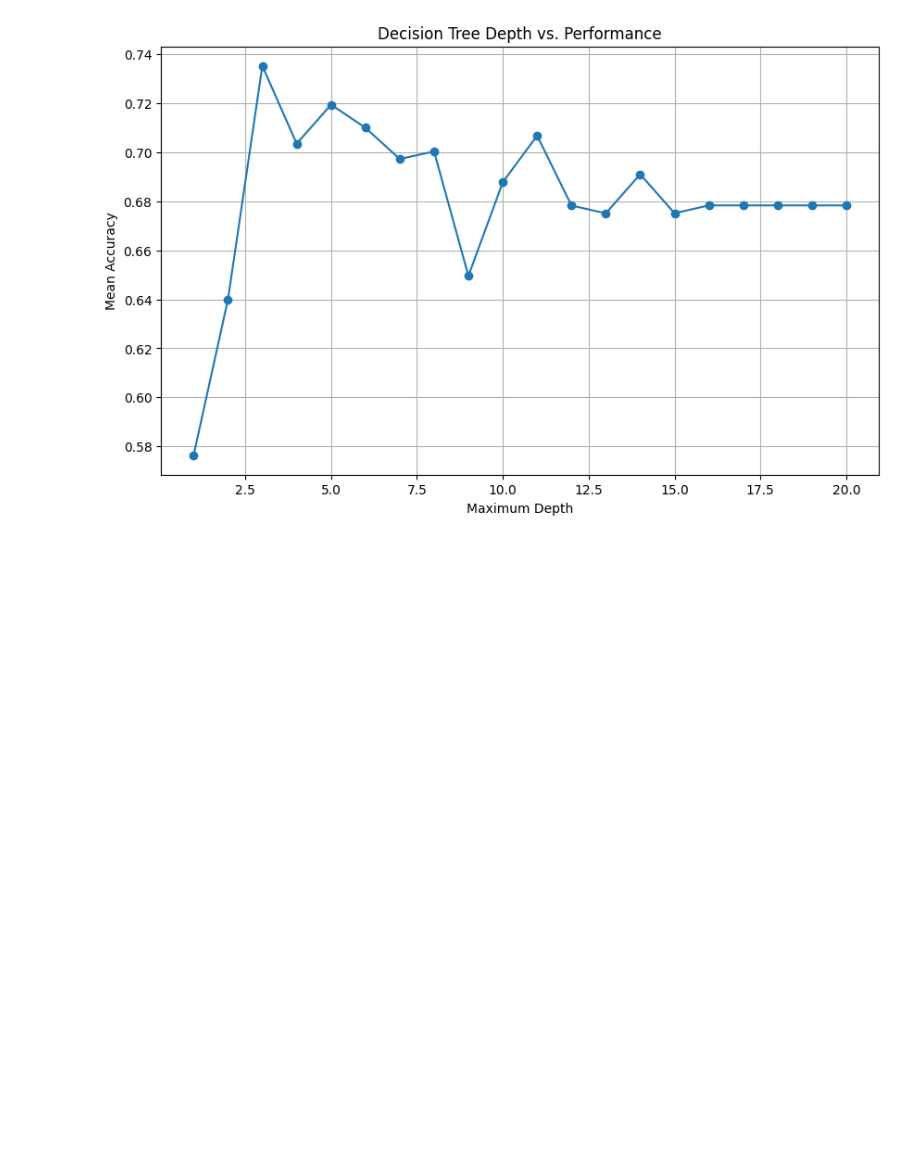
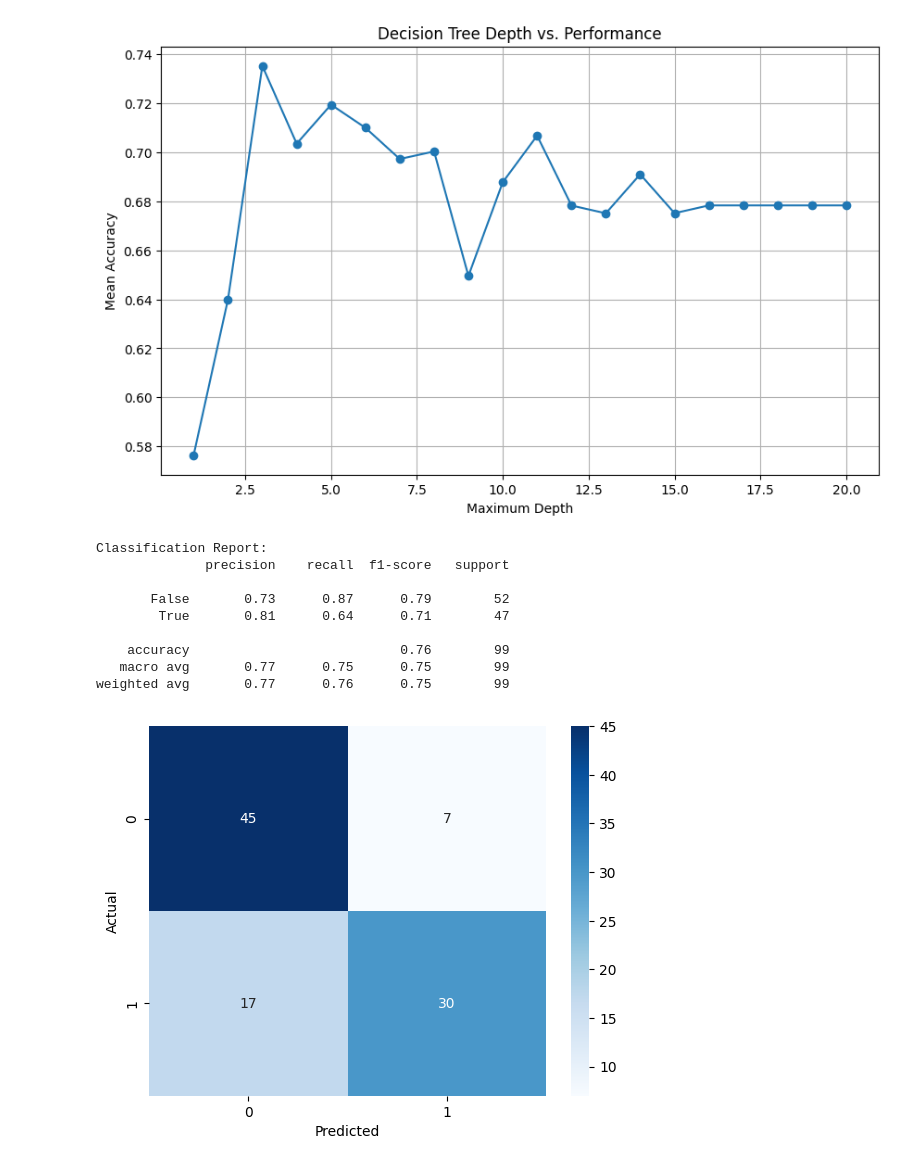
Before and after one commit to mjzdych/itds_project, a Jupyter notebook: itds_assignment3.ipynb, the cells around one changed output. Cells and saved outputs as stored; diff of their text form; code cells hidden in the pictures; blank space fills up the shorter version.

```diff
--- a/itds_assignment3.ipynb
+++ b/itds_assignment3.ipynb
@@ -301,3 +301,27 @@ plt.grid(True)
 plt.show()
 # %% [output]
 [figure]
+# %%
+# Make predictions on the validation set
+y_pred = grid_search.predict(X_test)
+
+# Generate a classification report and confusion matrix
+print("Classification Report:")
+print(classification_report(y_test, y_pred))
+
+
+sns.heatmap(confusion_matrix(y_test, y_pred), annot=True, cmap='Blues')
+plt.xlabel('Predicted')
+plt.ylabel('Actual')
+plt.show()
+# %% [output]
+Classification Report:
+              precision    recall  f1-score   support
+
+       False       0.73      0.87      0.79        52
+        True       0.81      0.64      0.71        47
+
+    accuracy                           0.76        99
+   macro avg       0.77      0.75      0.75        99
+weighted avg       0.77      0.76      0.75        99
+[figure, added]
```
